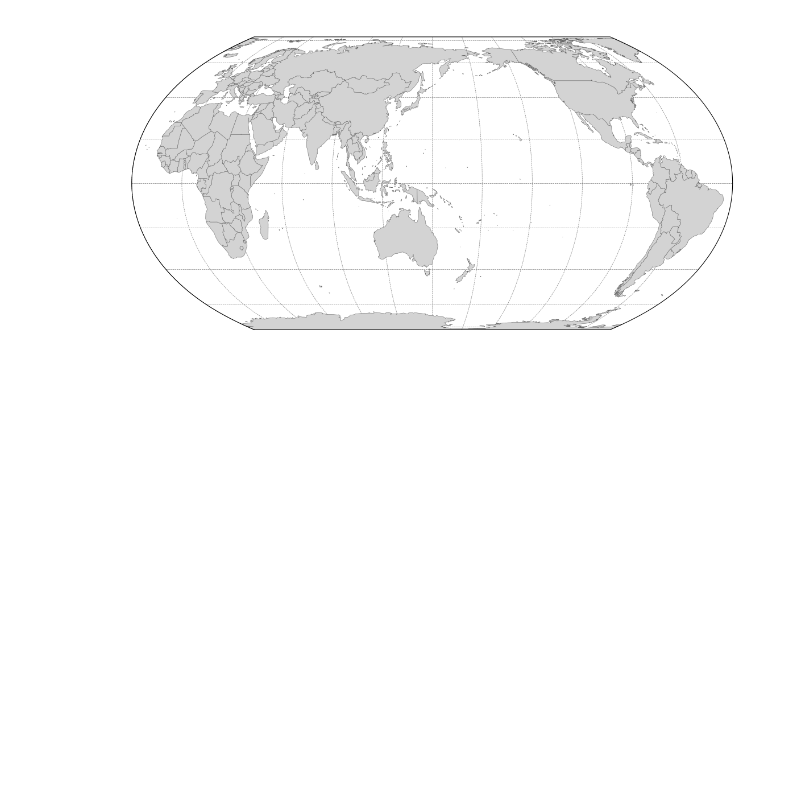
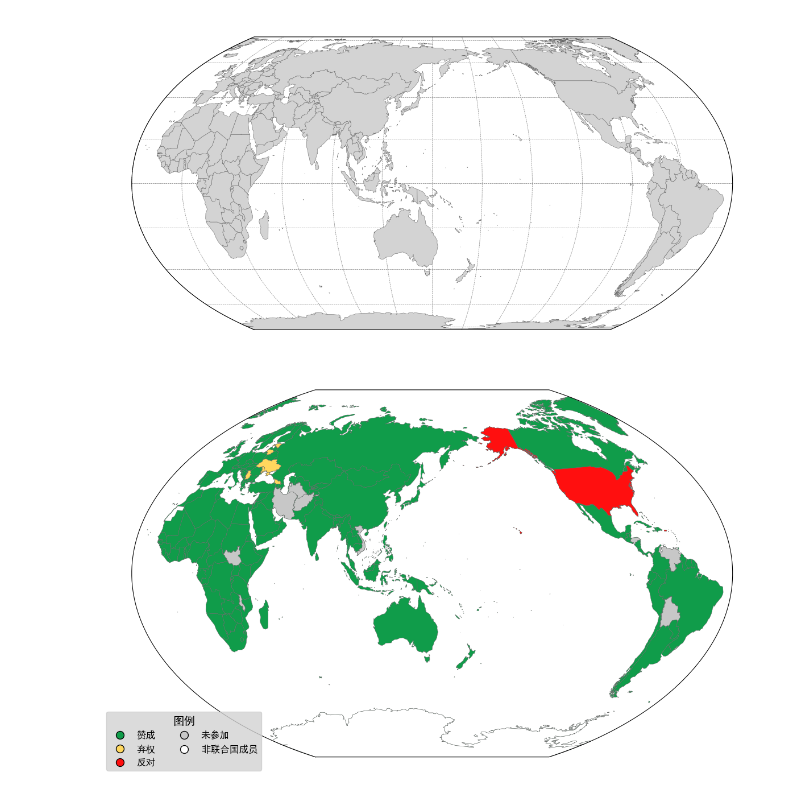
Before and after one commit to gestepoa/pythonmap, a Jupyter notebook: map_testing.ipynb, the cells around one changed output. Drawn from its saved outputs; the diff is of its cells as text; code cells hidden in the pictures; blank space fills up the shorter version.

```diff
--- a/map_testing.ipynb
+++ b/map_testing.ipynb
@@ -439,3 +439,90 @@ ax.set_axis_off()
 plt.show()
 # %% [output]
 [figure]
+# %%
+# 温克尔三重投影实现实际应用
+# pyproj + 边框 + 分国设色 + 图例
+
+import geopandas as gpd
+import matplotlib.pyplot as plt
+import numpy as np
+from pyproj import Transformer
+from matplotlib.lines import Line2D
+
+plt.rcParams['font.sans-serif'] = ['SimHei','Times New Roman']
+plt.rcParams['axes.unicode_minus'] = False
+
+
+def drawBox(central_longitude):
+    lon_min = central_longitude - 179.999
+    lon_max = central_longitude + 179.999
+    boundary_lons = np.concatenate([
+        np.linspace(lon_min, lon_max, 100),
+        np.full(100, lon_max),
+        np.linspace(lon_max, lon_min, 100),
+        np.full(100, lon_min)
+    ])
+    boundary_lats = np.concatenate([
+        np.full(100, -89.999),
+        np.linspace(-89.999, 89.999, 100),
+        np.full(100, 89.999),
+        np.linspace(89.999, -89.999, 100)
+    ])
+
+    bx, by = transformer.transform(boundary_lons, boundary_lats)
+    ax.plot(bx, by, color='black', linewidth=0.8, zorder=3)
+
+
+def loopFillColor(ax, world, countryList, color, alpha):
+    for country in countryList:
+        country_data = world[world['name'] == country]
+        if not country_data.empty:
+            country_data.plot(ax=ax, color=color, edgecolor='dimgray', linewidth=0.4, alpha=alpha, zorder=2)
+
+
+proj_str = "+proj=wintri +lon_0=150 +lat_1=50.467 +R=6371000"
+transformer = Transformer.from_crs("EPSG:4326", proj_str, always_xy=True)
+
+world = gpd.read_file('./world150E.geojson')
+world_wintri = world.to_crs(proj_str)
+border = gpd.read_file('./line/worldmap8859/未定国界.geojson')
+border = border.to_crs(proj_str)
+Kashmir = gpd.read_file('./line/worldmap8859/克什米尔_面.geojson')
+Kashmir = Kashmir.to_crs(proj_str)
+PILine1 = gpd.read_file('./line/worldmap8859/印巴停火线part1.geojson')
+PILine1 = PILine1.to_crs(proj_str)
+
+fig, ax = plt.subplots(1, 1, figsize=(15, 10))
+ax.set_aspect('equal')
+
+world_wintri.plot(ax=ax, color="#109c4a", edgecolor='dimgray', linewidth=0.4, zorder=2)
+countries_to_fill2 = ['爱沙尼亚', '立陶宛', '乌克兰', '摩尔多瓦', '塞尔维亚', '格鲁吉亚']
+loopFillColor(ax, world_wintri, countries_to_fill2, "#FFD75E", 1)
+countries_to_fill3 = ['美国']
+loopFillColor(ax, world_wintri, countries_to_fill3, "#FF0F0F", 1)
+countries_to_fill4 = ['南苏丹', '伊朗', '阿富汗', '土库曼斯坦', '越南', '马拉维', '委内瑞拉', '玻利维亚', '洪都拉斯']
+loopFillColor(ax, world_wintri, countries_to_fill4, "#C7C7C7", 1)
+countries_to_fill5 = ['西撒哈拉', '南极洲', '巴勒斯坦']
+loopFillColor(ax, world_wintri, countries_to_fill5, "w", 1)
+
+border.plot(ax=ax, color='#C1C1C1', edgecolor='#C1C1C1', linewidth=0.2, zorder=2)
+Kashmir.plot(ax=ax, color='#109c4a', edgecolor='dimgray', linewidth=0.4, linestyle='-', zorder=2)
+PILine1.plot(ax=ax, color='dimgray', edgecolor='dimgray', linewidth=0.4, linestyle='--', zorder=2)
+
+drawBox(central_longitude=150)
+
+legend_elements = [
+    Line2D([0], [0], marker='o', color='k', markerfacecolor='#109c4a', markersize=10, label='赞成', linestyle='None'),
+    Line2D([0], [0], marker='o', color='k', markerfacecolor='#FFD75E', markersize=10, label='弃权', linestyle='None'),
+    Line2D([0], [0], marker='o', color='k', markerfacecolor='#FF0F0F', markersize=10, label='反对', linestyle='None'),
+    Line2D([0], [0], marker='o', color='k', markerfacecolor='#C7C7C7', markersize=10, label='未参加', linestyle='None'),
+    Line2D([0], [0], marker='o', color='k', markerfacecolor="#FFFFFF", markersize=10, label='非联合国成员', linestyle='None')
+]
+legend = ax.legend(handles=legend_elements, loc='lower left', title='图例', title_fontsize=14, prop={'size': 12}, ncol=2)
+legend.get_frame().set_facecolor('lightgray')
+
+ax.set_axis_off()
+plt.savefig('WinkelTripelApply.png', dpi=1200, bbox_inches='tight')
+plt.show()
+# %% [output]
+[figure, added]
```
Also changed, not shown: parts of 1 cell of this notebook, 7 other files.
